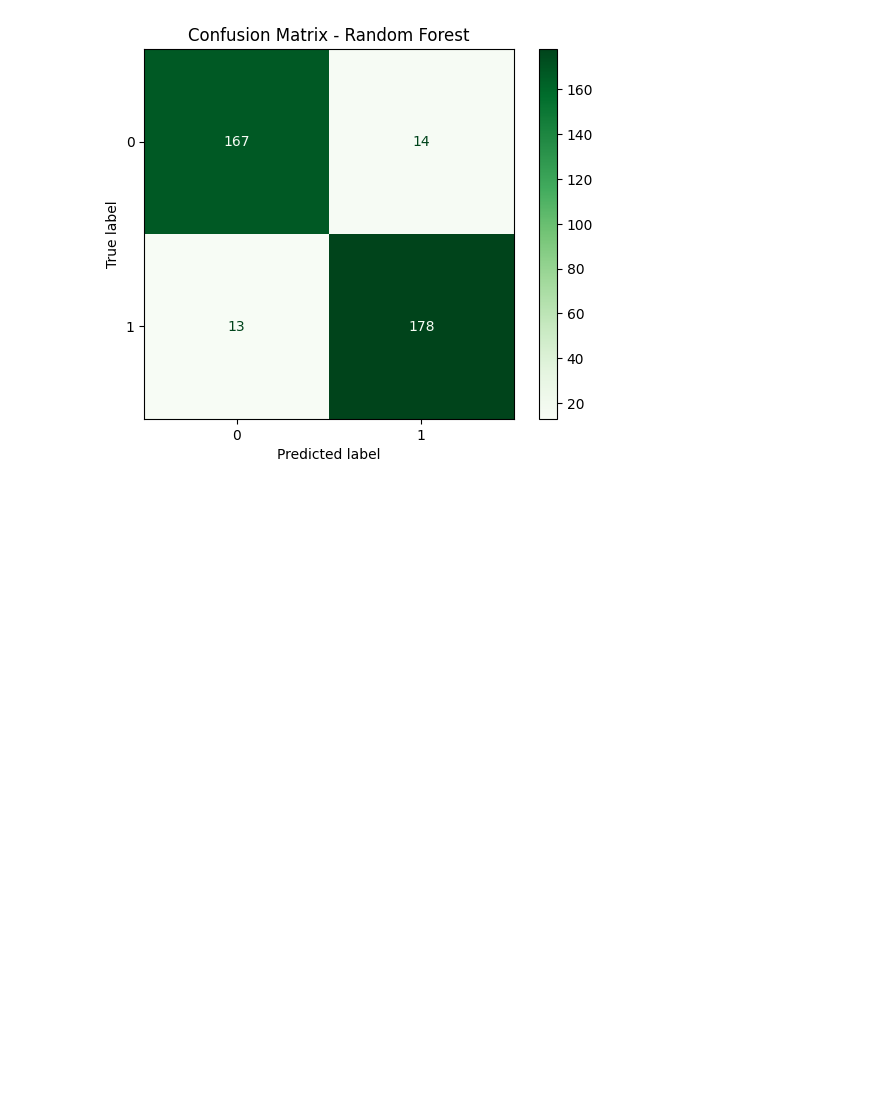
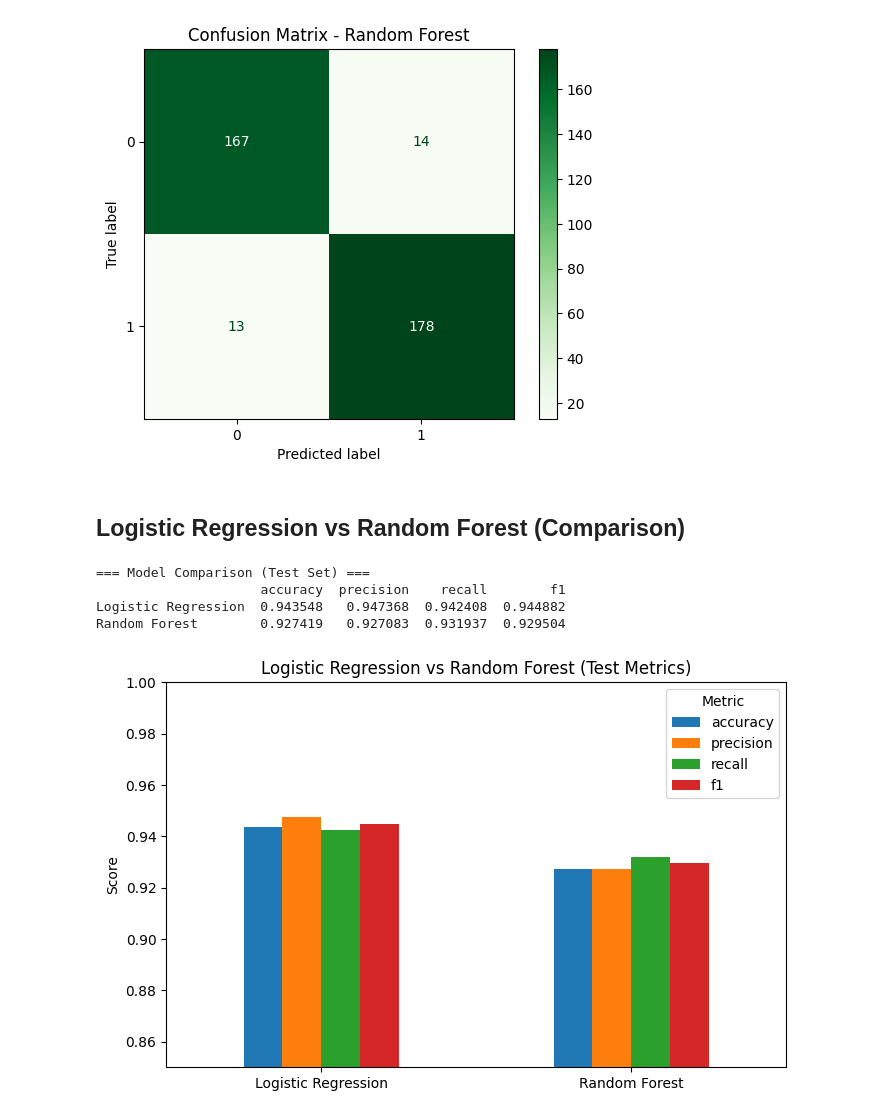
Before and after one commit to zubair-ui/Extrovert-vs.-Introvert-Behavior, a Jupyter notebook: Introvert VS Extrovert Behaviour Model.ipynb, the cells around one changed output. Cells and saved outputs as stored; diff of their text form; code cells hidden in the pictures; blank space fills up the shorter version.

Commit message:
Final Comparison Between Logistic Regression & Random Forest

```diff
--- a/Introvert VS Extrovert Behaviour Model.ipynb
+++ b/Introvert VS Extrovert Behaviour Model.ipynb
@@ -146,3 +146,43 @@ weighted avg       0.91      0.91      0.91       372
    macro avg       0.93      0.93      0.93       372
 weighted avg       0.93      0.93      0.93       372
 [figure]
+# %% [markdown]
+## Logistic Regression vs Random Forest (Comparison)
+# %%
+import pandas as pd
+import matplotlib.pyplot as plt
+from sklearn.metrics import accuracy_score, precision_score, recall_score, f1_score
+
+metrics = {
+    "Logistic Regression": {
+        "accuracy": accuracy_score(y_test, y_test_pred_lr),
+        "precision": precision_score(y_test, y_test_pred_lr),
+        "recall": recall_score(y_test, y_test_pred_lr),
+        "f1": f1_score(y_test, y_test_pred_lr),
+    },
+    "Random Forest": {
+        "accuracy": accuracy_score(y_test, y_test_pred_rf),
+        "precision": precision_score(y_test, y_test_pred_rf),
+        "recall": recall_score(y_test, y_test_pred_rf),
+        "f1": f1_score(y_test, y_test_pred_rf),
+    }
+}
+
+results_df = pd.DataFrame(metrics).T
+print("=== Model Comparison (Test Set) ===")
+print(results_df)
+
+# Plot side-by-side comparison
+results_df.plot(kind="bar", figsize=(8,5))
+plt.title("Logistic Regression vs Random Forest (Test Metrics)")
+plt.ylabel("Score")
+plt.ylim(0.85, 1.0)
+plt.xticks(rotation=0)
+plt.legend(title="Metric")
+plt.show()
+# %% [output]
+=== Model Comparison (Test Set) ===
+                     accuracy  precision    recall        f1
+Logistic Regression  0.943548   0.947368  0.942408  0.944882
+Random Forest        0.927419   0.927083  0.931937  0.929504
+[figure, added]
```
